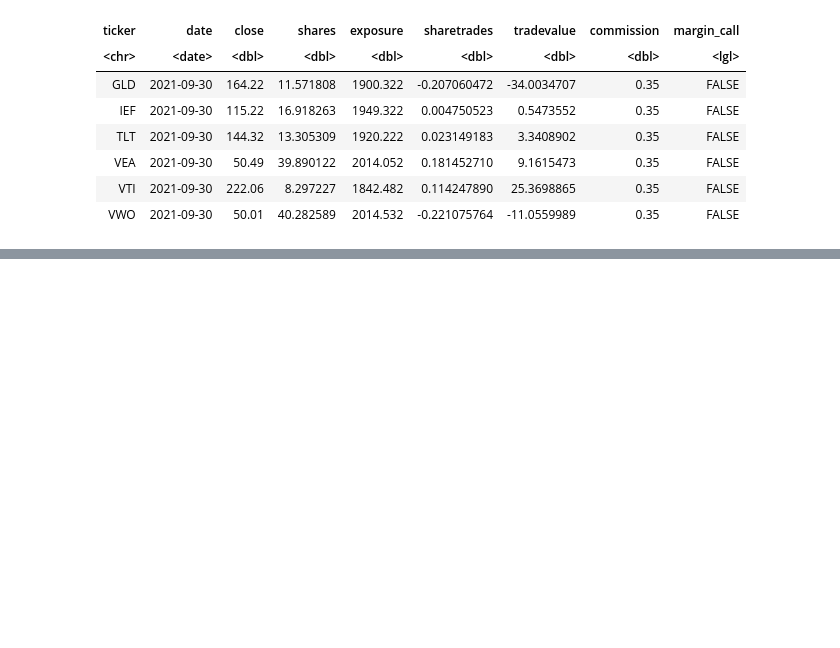
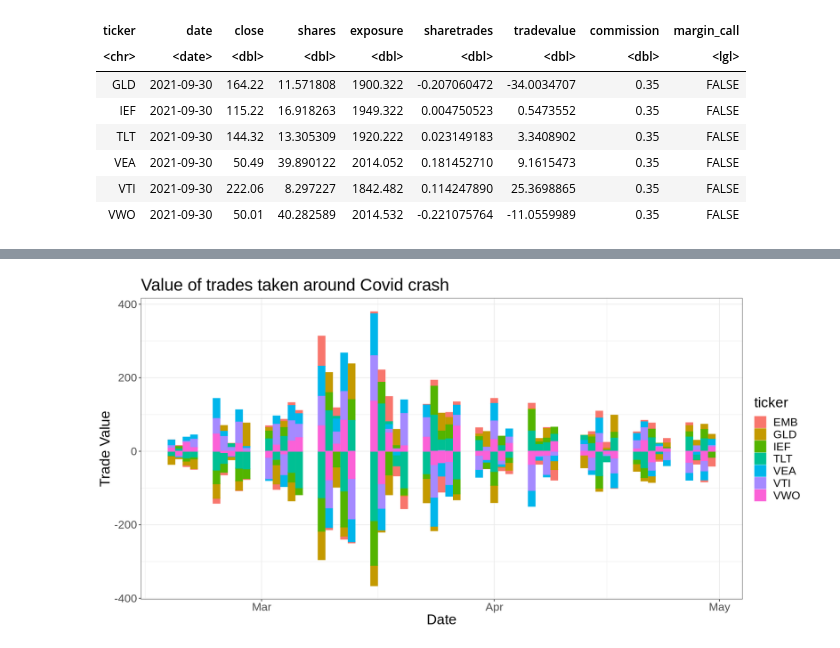
Before and after one commit to Robot-Wealth/rsims, a Jupyter notebook: examples/rsims_demo.ipynb, the cells around one changed output, grey strips where cells are left out. Cells and saved outputs as stored; diff of their text form; code cells hidden in the pictures; blank space fills up the shorter version.

```diff
--- a/examples/rsims_demo.ipynb
+++ b/examples/rsims_demo.ipynb
@@ -682,0 +709,7 @@ results_df %>%
+# %%
+# trades in armageddon of 2020
+results_df %>%
+  dplyr::filter(date >= "2020-02-15", date <= "2020-04-30") %>%
+  trades_chart("Value of trades taken around Covid crash", fill_scale, colour_scale)
+# %% [output]
+[figure, added]
```
Also changed, not shown: parts of 22 cells of this notebook.
